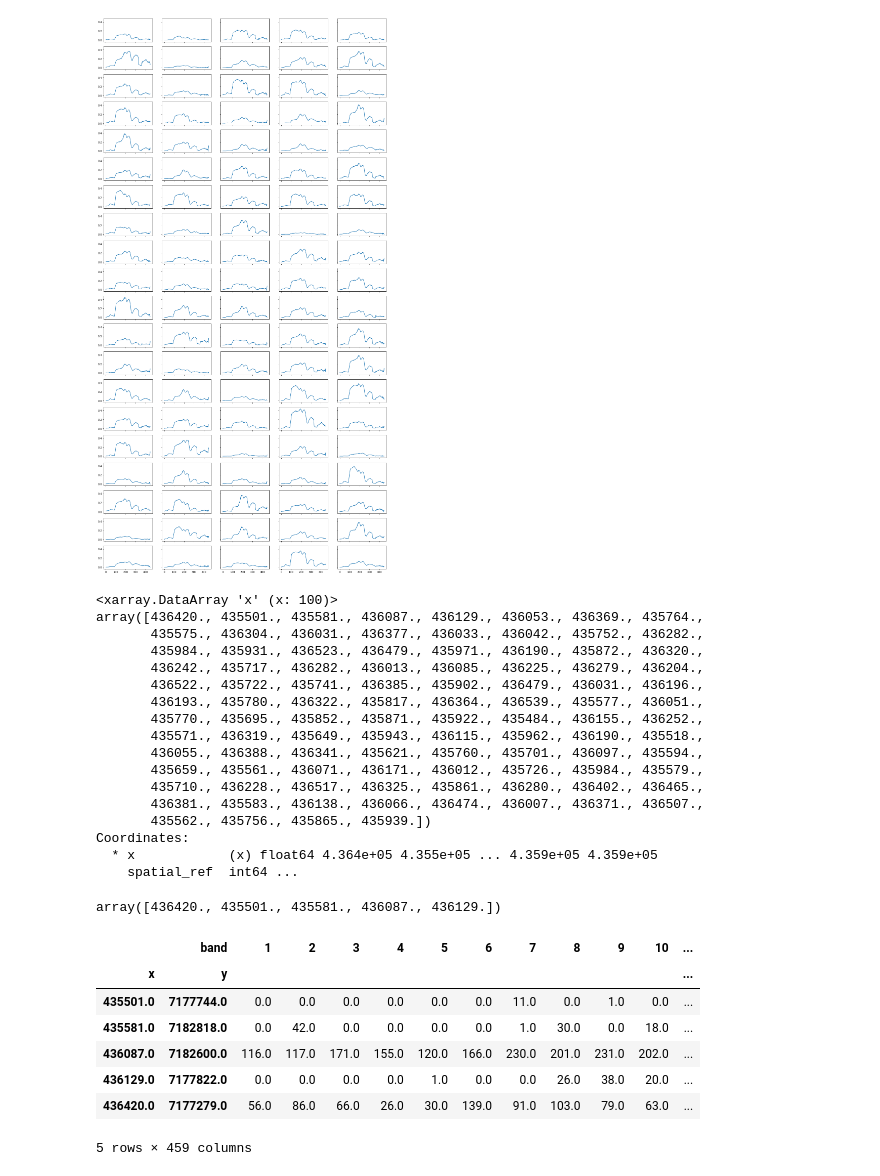
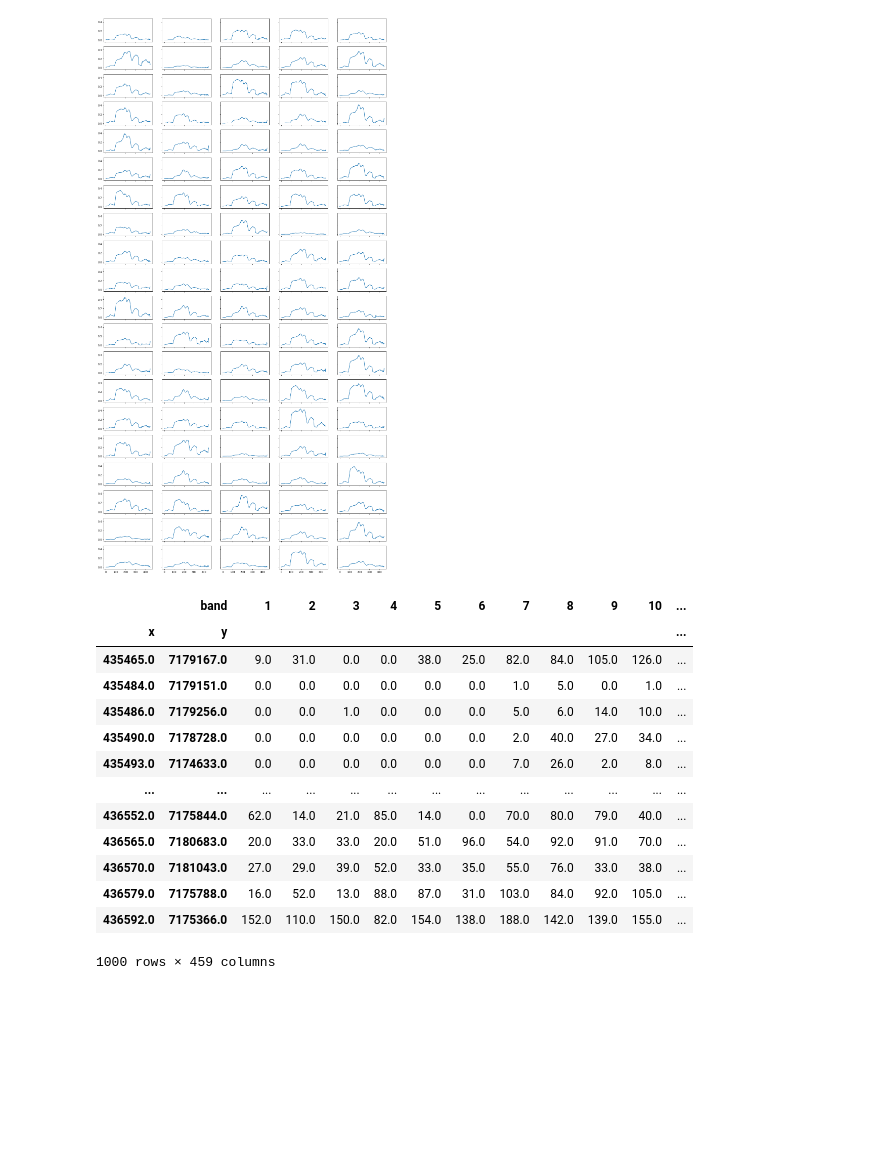
Before and after one commit to chryss/spectral_analysis, a Jupyter notebook: notebooks/random_spectra.ipynb, the cells around one changed output. Saved outputs shown, nothing was run; the diff lists cells and outputs as text; code cells hidden in the pictures; blank space fills up the shorter version.

```diff
--- a/notebooks/random_spectra.ipynb
+++ b/notebooks/random_spectra.ipynb
@@ -201,2 +174,4 @@ testdata.band_data.sel(band=142).plot()
+# %%
+rng = np.random.default_rng(2021)
 # %%
 selectionarray = testdata.band_data.sel(band=1).to_masked_array(copy=False)
@@ -208,9 +182,9 @@ selectionarray.shape
 weights = ~selectionarray.mask + 0 #Assign False = 0, True = 1
 normalized = weights.ravel()/float(weights.sum())
 
-index = np.random.choice(
+index = rng.choice(
     selectionarray.size,
-    size=100,
+    size=1000,
     replace=False,
     p=normalized
 )
@@ -300,45 +257,28 @@ working on spectrum #98
 working on spectrum #99
 working on spectrum #100
 [figure]
-# %%
-testdata.x[idx]
-# %% [output]
-<xarray.DataArray 'x' (x: 100)>
-array([436420., 435501., 435581., 436087., 436129., 436053., 436369., 435764.,
-       435575., 436304., 436031., 436377., 436033., 436042., 435752., 436282.,
-       435984., 435931., 436523., 436479., 435971., 436190., 435872., 436320.,
-       436242., 435717., 436282., 436013., 436085., 436225., 436279., 436204.,
-       436522., 435722., 435741., 436385., 435902., 436479., 436031., 436196.,
-       436193., 435780., 436322., 435817., 436364., 436539., 435577., 436051.,
-       435770., 435695., 435852., 435871., 435922., 435484., 436155., 436252.,
-       435571., 436319., 435649., 435943., 436115., 435962., 436190., 435518.,
-       436055., 436388., 436341., 435621., 435760., 435701., 436097., 435594.,
-       435659., 435561., 436071., 436171., 436012., 435726., 435984., 435579.,
-       435710., 436228., 436517., 436325., 435861., 436280., 436402., 436465.,
-       436381., 435583., 436138., 436066., 436474., 436007., 436371., 436507.,
-       435562., 435756., 435865., 435939.])
-Coordinates:
-  * x            (x) float64 4.364e+05 4.355e+05 ... 4.359e+05 4.359e+05
-    spatial_ref  int64 ...
-# %%
-testdata.x[idx[:5]].values
-# %% [output]
-array([436420., 435501., 435581., 436087., 436129.])
 # %%
-xs = xr.DataArray(testdata.x[idx[:5]].values, dims="z")
-ys = xr.DataArray(testdata.y[idy[:5]].values, dims="z")
+xs = xr.DataArray(testdata.x[idx].values, dims="z")
+ys = xr.DataArray(testdata.y[idy].values, dims="z")
 
 sample = testdata.band_data.sel(x=xs, y=ys)
 sample_df = sample.to_dataframe()
 sample_df.drop(columns=['fwhm', 'wavelength', 'spatial_ref'], inplace=True)
 sample_df.reset_index(inplace=True)
-sample_df.pivot(index=['x', 'y'], columns='band', values='band_data')
+final_df = sample_df.pivot(index=['x', 'y'], columns='band', values='band_data')
+final_df
 # %% [output]
 |  | band | 1 | 2 | 3 | 4 | 5 | 6 | 7 | 8 | 9 | 10 | ... |
 | x | y |  |  |  |  |  |  |  |  |  |  | ... |
-| 435501.0 | 7177744.0 | 0.0 | 0.0 | 0.0 | 0.0 | 0.0 | 0.0 | 11.0 | 0.0 | 1.0 | 0.0 | ... |
-| 435581.0 | 7182818.0 | 0.0 | 42.0 | 0.0 | 0.0 | 0.0 | 0.0 | 1.0 | 30.0 | 0.0 | 18.0 | ... |
-| 436087.0 | 7182600.0 | 116.0 | 117.0 | 171.0 | 155.0 | 120.0 | 166.0 | 230.0 | 201.0 | 231.0 | 202.0 | ... |
-| 436129.0 | 7177822.0 | 0.0 | 0.0 | 0.0 | 0.0 | 1.0 | 0.0 | 0.0 | 26.0 | 38.0 | 20.0 | ... |
-| 436420.0 | 7177279.0 | 56.0 | 86.0 | 66.0 | 26.0 | 30.0 | 139.0 | 91.0 | 103.0 | 79.0 | 63.0 | ... |
+| 435465.0 | 7179167.0 | 9.0 | 31.0 | 0.0 | 0.0 | 38.0 | 25.0 | 82.0 | 84.0 | 105.0 | 126.0 | ... |
+| 435484.0 | 7179151.0 | 0.0 | 0.0 | 0.0 | 0.0 | 0.0 | 0.0 | 1.0 | 5.0 | 0.0 | 1.0 | ... |
+| 435486.0 | 7179256.0 | 0.0 | 0.0 | 1.0 | 0.0 | 0.0 | 0.0 | 5.0 | 6.0 | 14.0 | 10.0 | ... |
+| 435490.0 | 7178728.0 | 0.0 | 0.0 | 0.0 | 0.0 | 0.0 | 0.0 | 2.0 | 40.0 | 27.0 | 34.0 | ... |
+| 435493.0 | 7174633.0 | 0.0 | 0.0 | 0.0 | 0.0 | 0.0 | 0.0 | 7.0 | 26.0 | 2.0 | 8.0 | ... |
+| ... | ... | ... | ... | ... | ... | ... | ... | ... | ... | ... | ... | ... |
+| 436552.0 | 7175844.0 | 62.0 | 14.0 | 21.0 | 85.0 | 14.0 | 0.0 | 70.0 | 80.0 | 79.0 | 40.0 | ... |
+| 436565.0 | 7180683.0 | 20.0 | 33.0 | 33.0 | 20.0 | 51.0 | 96.0 | 54.0 | 92.0 | 91.0 | 70.0 | ... |
+| 436570.0 | 7181043.0 | 27.0 | 29.0 | 39.0 | 52.0 | 33.0 | 35.0 | 55.0 | 76.0 | 33.0 | 38.0 | ... |
+| 436579.0 | 7175788.0 | 16.0 | 52.0 | 13.0 | 88.0 | 87.0 | 31.0 | 103.0 | 84.0 | 92.0 | 105.0 | ... |
+| 436592.0 | 7175366.0 | 152.0 | 110.0 | 150.0 | 82.0 | 154.0 | 138.0 | 188.0 | 142.0 | 139.0 | 155.0 | ... |
-5 rows × 459 columns
+1000 rows × 459 columns
```
Also changed, not shown: parts of 46 cells of this notebook, 2 other files.
